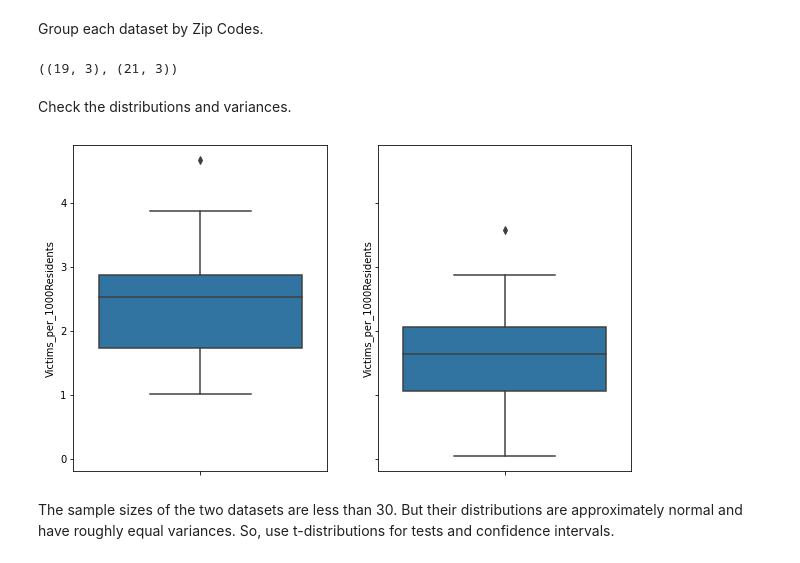
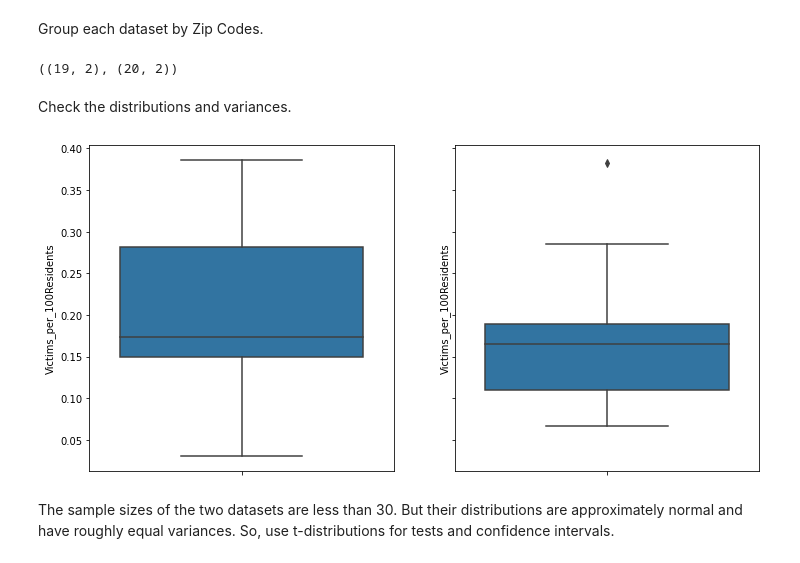
Before and after one commit to dspark0419/DATA-205, a Jupyter notebook: Project_Stat.ipynb, the cells around one changed output. Drawn from its saved outputs; the diff is of its cells as text; code cells hidden in the pictures.

```diff
--- a/Project_Stat.ipynb
+++ b/Project_Stat.ipynb
@@ -72,7 +77,7 @@ mcCrime = mcCrime.loc[:, ~mcCrime.columns.str.contains('^Unnamed')]
 # %% [markdown]
 # **Statistical Analysis**
 # %%
-plt.rcParams['figure.figsize'] = (10, 6) # global fugure size
+plt.rcParams['figure.figsize'] = (12, 6) # global fugure size
 # %% [markdown]
 ## **Confidence Interval and t-Test for Mean mcTax**
 # %% [markdown]
@@ -144,3 +161,3 @@ Create a column for the numbers of victims per 1000 residents.
 # %%
 mcPopCrime = mcPop.merge(mcCrime, on='Zip Code')
-mcPopCrime['Victims_per_1000Residents'] = mcPopCrime['Victims'] / mcPopCrime['Population'] * 1000
+mcPopCrime['Victims_per_100Residents'] = mcPopCrime['Victims'] / mcPopCrime['Population'] * 100
@@ -190,22 +219,22 @@ mcPopCrime_PopDown_sample = mcPopCrime_PopDown.sample(n=1000, random_state=123)
 # %% [markdown]
 Group each dataset by Zip Codes.
 # %%
-summaries = {'Victims_per_1000Residents': 'sum', 'Population': 'mean'}
+summaries = {'Victims_per_100Residents': 'sum'}
 mcPopCrime_PopUp_sample_byZip = mcPopCrime_PopUp_sample.groupby('Zip Code').agg(summaries).reset_index()
 mcPopCrime_PopDown_sample_byZip = mcPopCrime_PopDown_sample.groupby('Zip Code').agg(summaries).reset_index()
 # %%
 mcPopCrime_PopUp_sample_byZip.shape, mcPopCrime_PopDown_sample_byZip.shape
 # %% [output]
-((19, 3), (21, 3))
+((19, 2), (20, 2))
 # %% [markdown]
 Check the distributions and variances.
 # %%
 fig, ax = plt.subplots(1, 2, sharey=True)
-sns.boxplot(ax=ax[0], data=mcPopCrime_PopUp_sample_byZip, y='Victims_per_1000Residents')
-sns.boxplot(ax=ax[1], data=mcPopCrime_PopDown_sample_byZip, y='Victims_per_1000Residents')
+sns.boxplot(ax=ax[0], data=mcPopCrime_PopUp_sample_byZip, y='Victims_per_100Residents')
+sns.boxplot(ax=ax[1], data=mcPopCrime_PopDown_sample_byZip, y='Victims_per_100Residents')
 plt.show()
 # %% [output]
-[figure, old version]
+[figure, new version]
 # %% [markdown]
 The sample sizes of the two datasets are less than 30. But their distributions are approximately normal and have roughly equal variances. So, use t-distributions for tests and confidence intervals.
 # %% [markdown]
```
Also changed, not shown: parts of 36 cells of this notebook.
